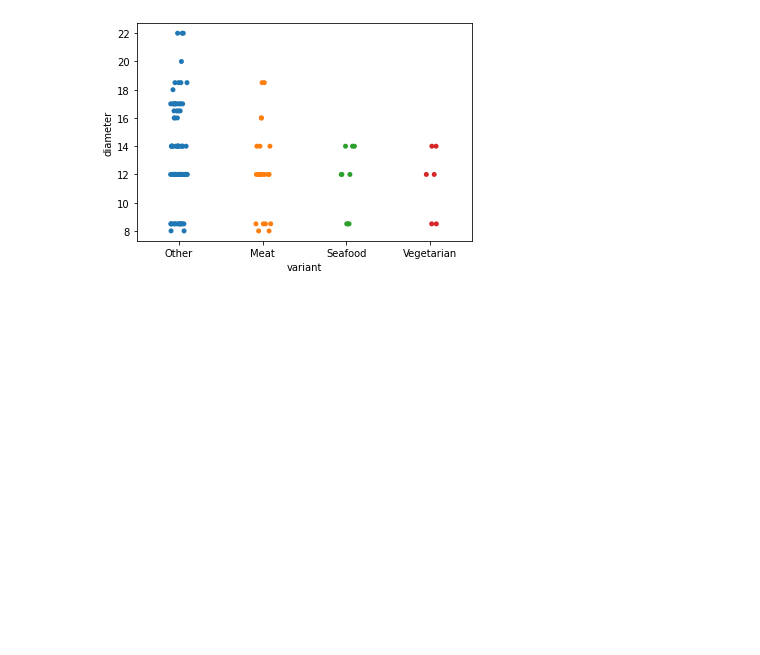
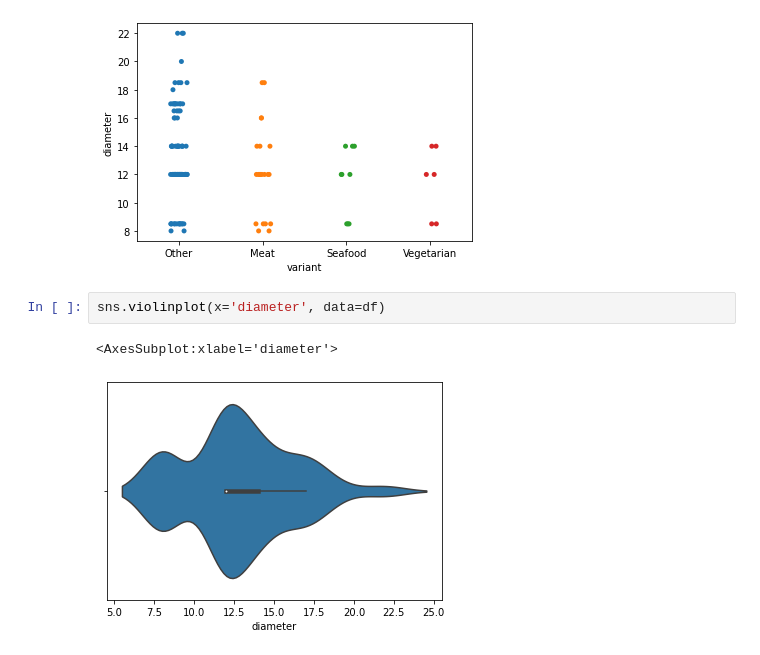
Before and after one commit to faizramadhan0202/Pizza-Price-Prediction, a Jupyter notebook: Pizza.ipynb, the cells around one changed output. Saved outputs shown, nothing was run; the diff lists cells and outputs as text; blank space fills up the shorter version.

```diff
--- a/Pizza.ipynb
+++ b/Pizza.ipynb
@@ -204,3 +201,8 @@ sns.stripplot(x="variant", y="diameter", data=df)
 # %% [output]
 <AxesSubplot:xlabel='variant', ylabel='diameter'>
 [figure]
+# %%
+sns.violinplot(x='diameter', data=df)
+# %% [output]
+<AxesSubplot:xlabel='diameter'>
+[figure, added]
```
Also changed, not shown: parts of 6 cells of this notebook.
